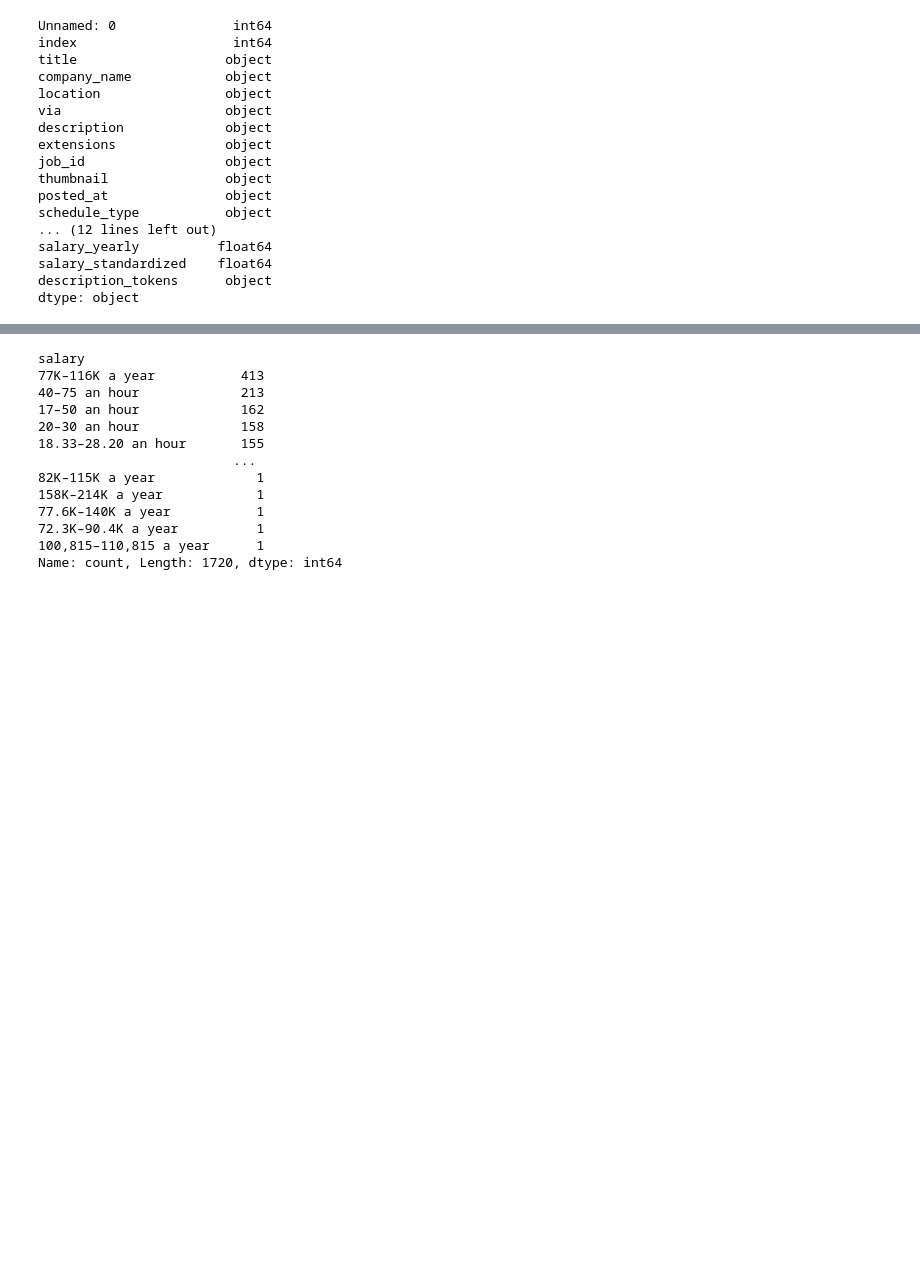
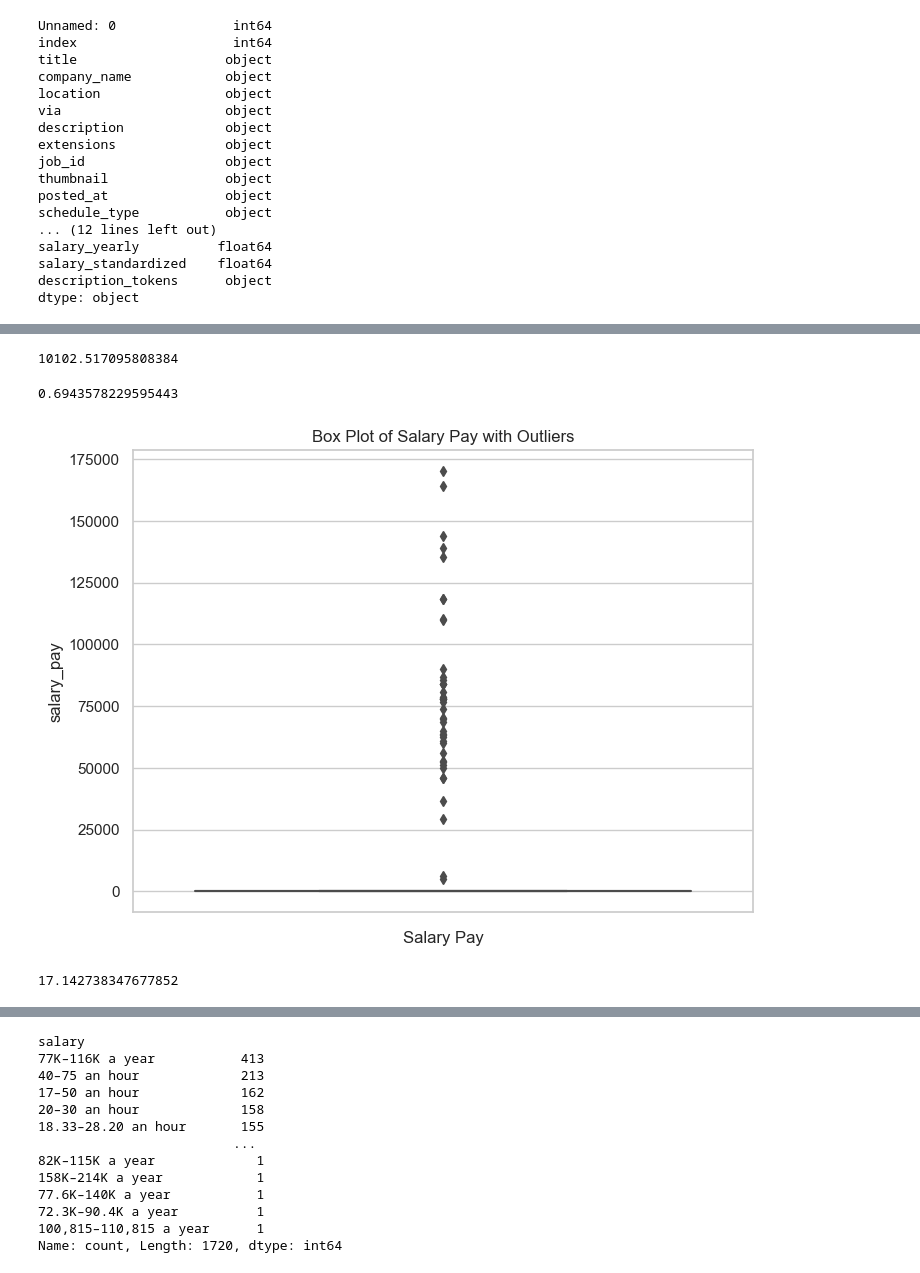
Before and after one commit to Severesix907/Capstone_Project, a Jupyter notebook: Code/EDA Analysis-Jianhang.ipynb, the cells around one changed output, grey strips where cells are left out. Saved outputs shown, nothing was run; the diff lists cells and outputs as text; code cells hidden in the pictures; blank space fills up the shorter version.

```diff
--- a/Code/EDA Analysis-Jianhang.ipynb
+++ b/Code/EDA Analysis-Jianhang.ipynb
@@ -144,0 +145,38 @@ dtype: int64
+# %%
+# Convert 'salary_pay' column to numeric values
+df['salary_pay'] = pd.to_numeric(df['salary_pay'], errors='coerce')
+# %%
+df['salary_pay'].mean()
+# %% [output]
+10102.517095808384
+# %%
+# Check the sample size. since there are a lot of missing values, find the percent of jobs with salaries Pay
+total_jobs = len(df)
+jobs_with_salaries = df['salary_pay'].count()
+
+percent_jobs_with_salaries = (jobs_with_salaries / total_jobs) * 100
+percent_jobs_with_salaries
+# %% [output]
+0.6943578229595443
+# %%
+# Check for outliers in the salary by creating a box plot
+sns.set(style="whitegrid")
+
+plt.figure(figsize=(8, 6))
+sns.boxplot(y=df['salary_pay'])
+
+plt.xlabel('Salary Pay')
+plt.title('Box Plot of Salary Pay with Outliers')
+
+plt.show()
+# %% [output]
+[figure, added]
+# %%
+# Check the sample size. since there are a lot of missing values, find the percent of jobs with salary standarized
+total_jobs = len(df)
+jobs_with_salaries = df['salary_standardized'].count()
+
+percent_jobs_with_salaries = (jobs_with_salaries / total_jobs) * 100
+percent_jobs_with_salaries
+# %% [output]
+17.142738347677852
```
Also changed, not shown: parts of 8 cells of this notebook.
